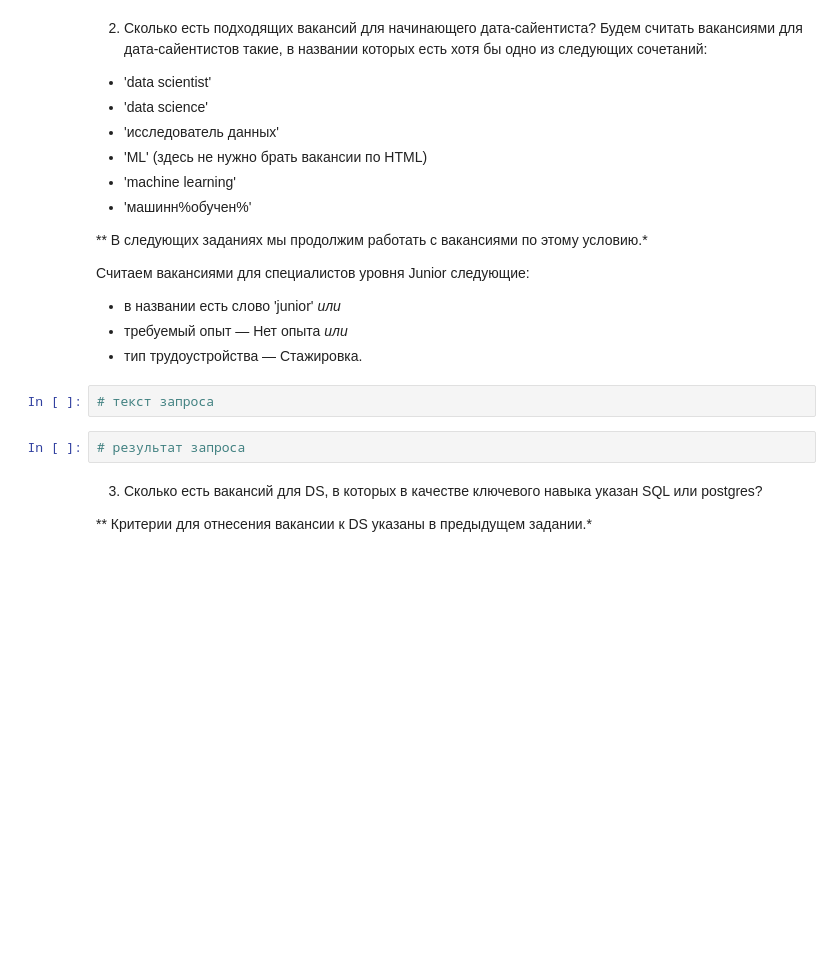
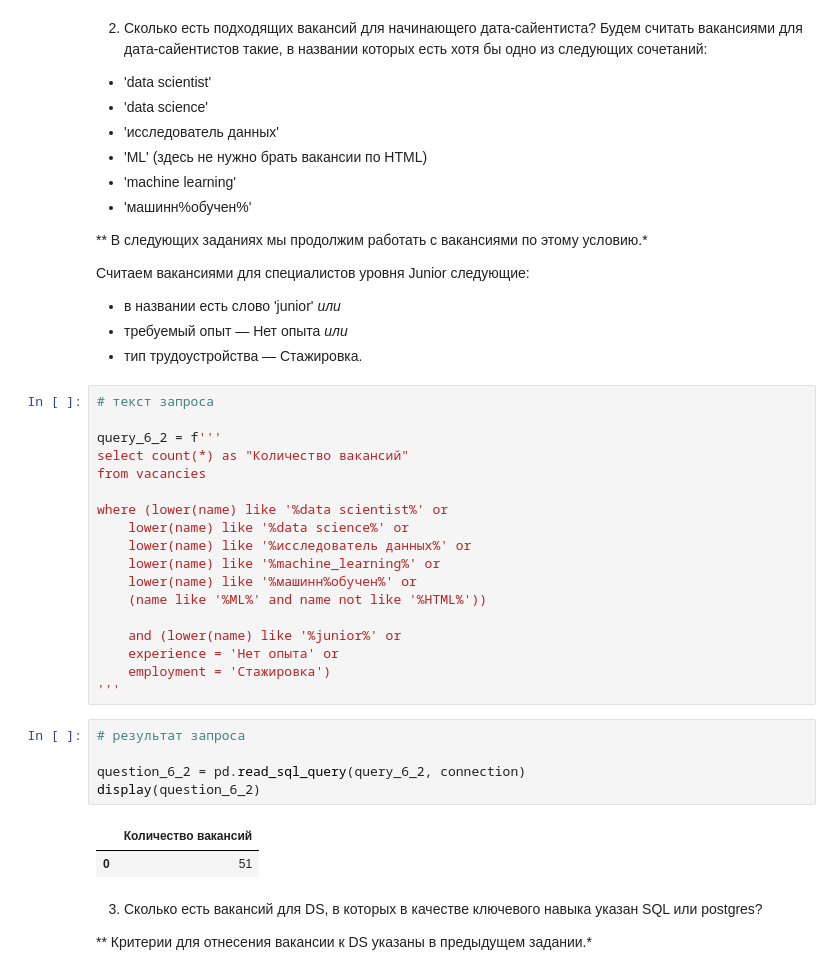
Before and after one commit to Elancinos/SF_DS_COURSE, a Jupyter notebook: Project_2/Project_2_Ноутбук_шаблон.ipynb, the cells around one changed output. Saved outputs shown, nothing was run; the diff lists cells and outputs as text; blank space fills up the shorter version.

```diff
--- a/Project_2/Project_2_Ноутбук_шаблон.ipynb
+++ b/Project_2/Project_2_Ноутбук_шаблон.ipynb
@@ -568,8 +582,30 @@ display(question_5_7)
 * тип трудоустройства — Стажировка.
 # %%
 # текст запроса
+
+query_6_2 = f'''
+select count(*) as "Количество вакансий"
+from vacancies
+
+where (lower(name) like '%data scientist%' or
+    lower(name) like '%data science%' or
+    lower(name) like '%исследователь данных%' or
+    lower(name) like '%machine_learning%' or
+    lower(name) like '%машинн%обучен%' or
+    (name like '%ML%' and name not like '%HTML%'))
+
+    and (lower(name) like '%junior%' or
+    experience = 'Нет опыта' or
+    employment = 'Стажировка')
+'''
 # %%
 # результат запроса
+
+question_6_2 = pd.read_sql_query(query_6_2, connection)
+display(question_6_2)
+# %% [output]
+|  | Количество вакансий |
+| 0 | 51 |
 # %% [markdown]
 3. Сколько есть вакансий для DS, в которых в качестве ключевого навыка указан SQL или postgres?
 
```
Also changed, not shown: parts of 14 cells of this notebook.
